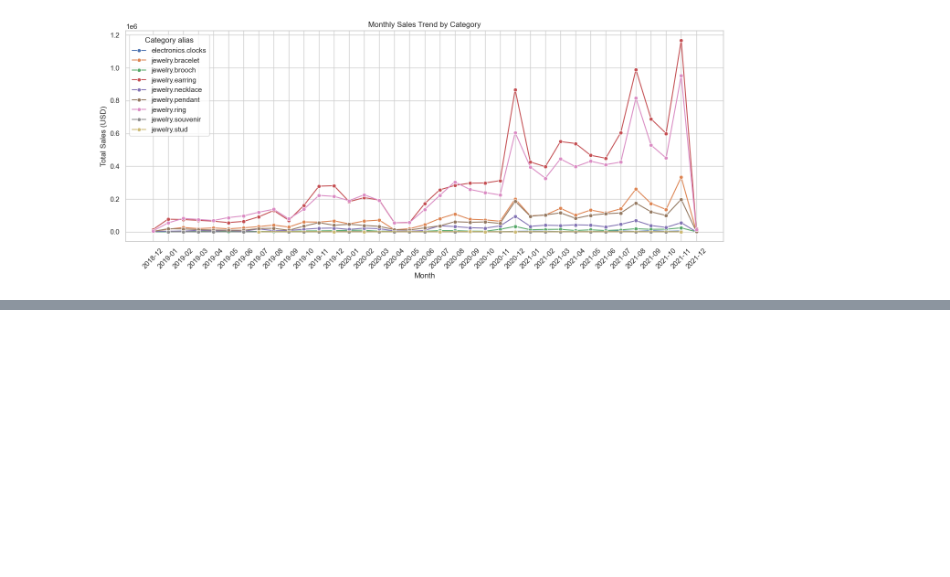
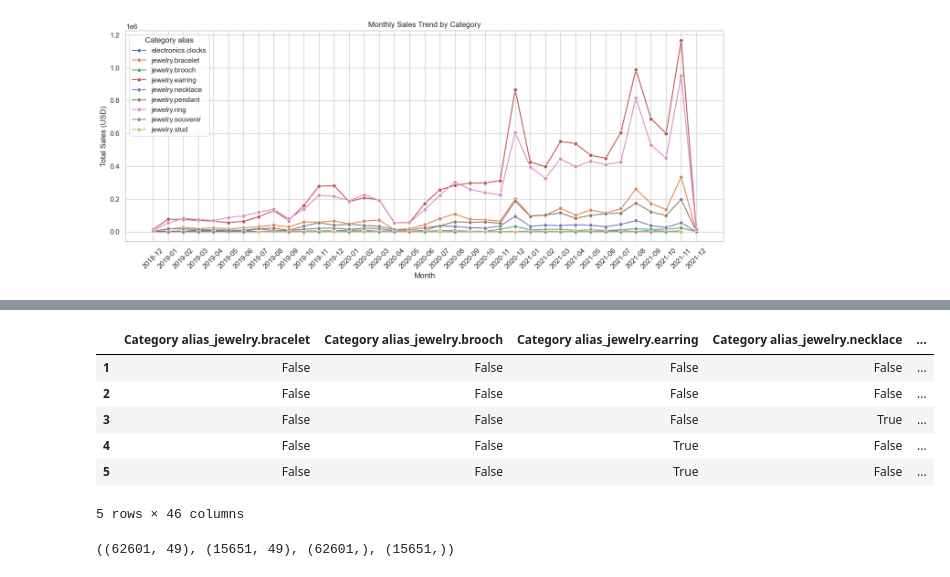
Before and after one commit to PraiseOkwuba/Jewelry_Price_Optimisation, a Jupyter notebook: Notebook/Jewelry_Price_Optimisation.ipynb, the cells around one changed output, grey strips where cells are left out. Drawn from its saved outputs; the diff is of its cells as text; code cells hidden in the pictures; blank space fills up the shorter version.

```diff
--- a/Notebook/Jewelry_Price_Optimisation.ipynb
+++ b/Notebook/Jewelry_Price_Optimisation.ipynb
@@ -536,0 +551,30 @@ df['Price Per Unit'] = df['Price in USD'] / df['Quantity of SKU in the order']
+# %%
+# One-hot encoding
+df_encoded = pd.get_dummies(
+    df[['Category alias', 'Product gender', 'Main Color', 'Main metal', 'Main gem']],
+    drop_first=True
+)
+
+# Define features and target
+X = pd.concat([df[['Quantity of SKU in the order', 'Order month', 'Weekday']], df_encoded], axis=1)
+y = df['Log Price']
+
+# Show the first few rows of the final encoded dataset
+df_encoded.head()
+# %% [output]
+|  | Category alias_jewelry.bracelet | Category alias_jewelry.brooch | Category alias_jewelry.earring | Category alias_jewelry.necklace | ... |
+| 1 | False | False | False | False | ... |
+| 2 | False | False | False | False | ... |
+| 3 | False | False | False | True | ... |
+| 4 | False | False | True | False | ... |
+| 5 | False | False | True | False | ... |
+5 rows × 46 columns
+# %%
+# Split data
+X_train, X_test, y_train, y_test = train_test_split(X, y, test_size=0.2, random_state=42)
+
+
+# Show shapes to confirm
+X_train.shape, X_test.shape, y_train.shape, y_test.shape
+# %% [output]
+((62601, 49), (15651, 49), (62601,), (15651,))
```
Also changed, not shown: parts of 4 cells of this notebook.
